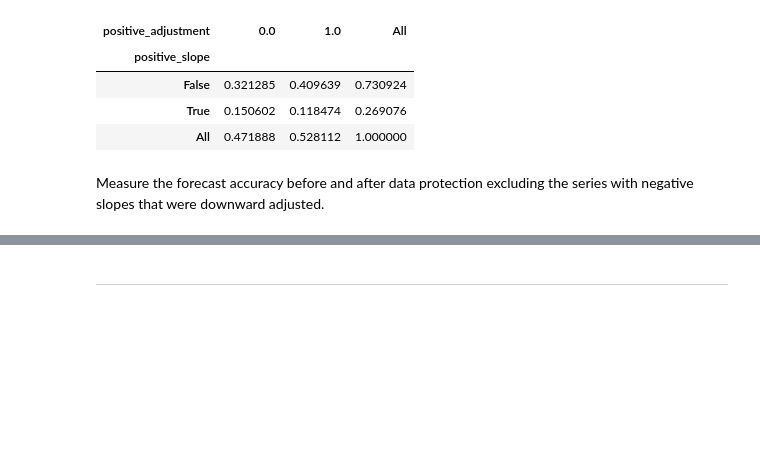
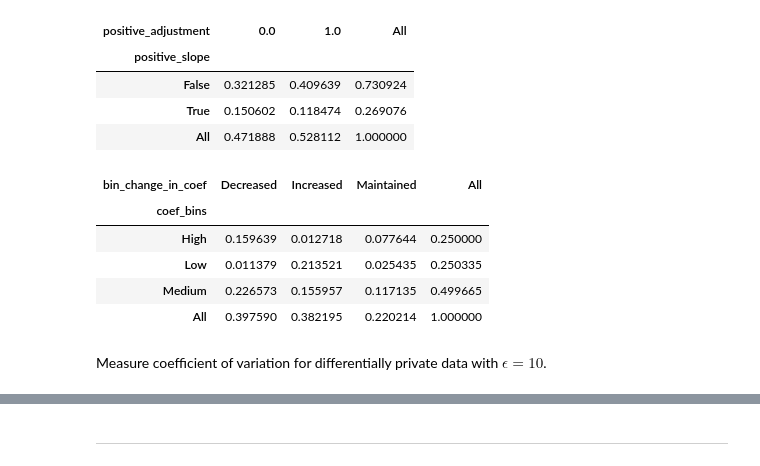
Before and after one commit to cdbale/Privacy-and-Forecasting-Empirical, a Jupyter notebook: Code/Analysis/Adjustment_Analysis.ipynb, the cells around one changed output, grey strips where cells are left out. Cells and saved outputs as stored; diff of their text form; code cells hidden in the pictures; blank space fills up the shorter version.

```diff
--- a/Code/Analysis/Adjustment_Analysis.ipynb
+++ b/Code/Analysis/Adjustment_Analysis.ipynb
@@ -272,5 +272,14 @@ pd.crosstab(full_data.positive_slope, full_data.positive_adjustment, margins=Tru
 | False | 0.321285 | 0.409639 | 0.730924 |
 | True | 0.150602 | 0.118474 | 0.269076 |
 | All | 0.471888 | 0.528112 | 1.000000 |
+# %%
+pd.crosstab(full_data.coef_bins, full_data.bin_change_in_coef, margins=True)/ full_data.shape[0]
+# %% [output]
+| bin_change_in_coef | Decreased | Increased | Maintained | All |
+| coef_bins |  |  |  |  |
+| High | 0.159639 | 0.012718 | 0.077644 | 0.250000 |
+| Low | 0.011379 | 0.213521 | 0.025435 | 0.250335 |
+| Medium | 0.226573 | 0.155957 | 0.117135 | 0.499665 |
+| All | 0.397590 | 0.382195 | 0.220214 | 1.000000 |
 # %% [markdown]
-Measure the forecast accuracy before and after data protection excluding the series with negative slopes that were downward adjusted.
+Measure coefficient of variation for differentially private data with $\epsilon = 10$.
```
Also changed, not shown: parts of 39 cells of this notebook, 7 other files.
